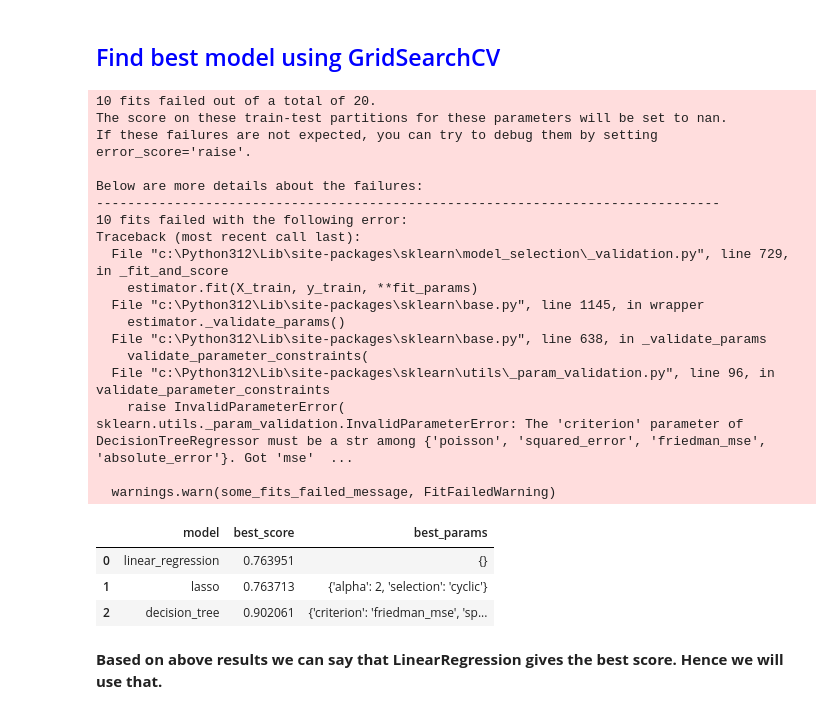
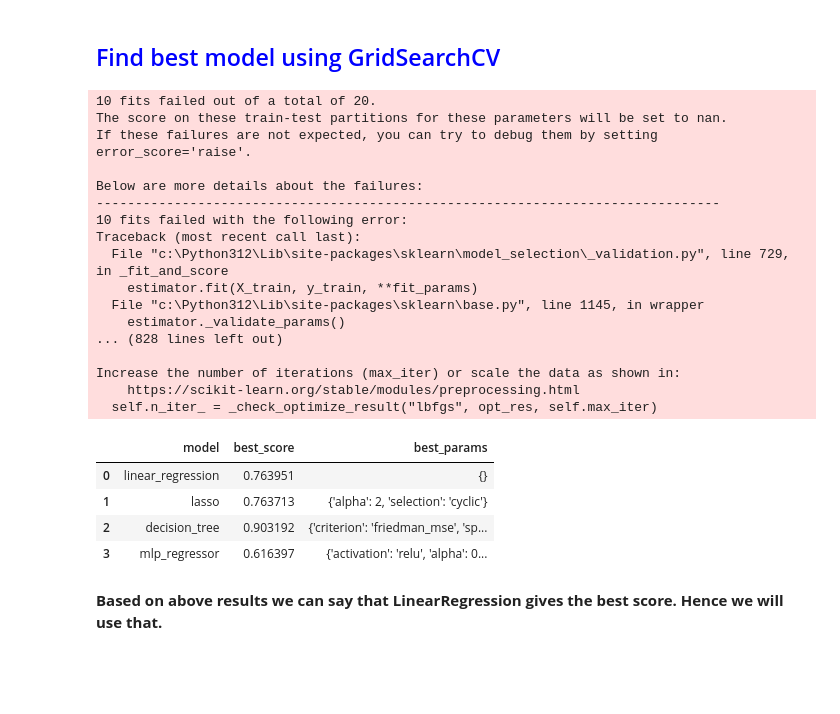
Before and after one commit to movindugunarathna/LandPulse-ML, a Jupyter notebook: Proprocessing/Preprocess.ipynb, the cells around one changed output. Cells and saved outputs as stored; diff of their text form; code cells hidden in the pictures; blank space fills up the shorter version.

```diff
--- a/Proprocessing/Preprocess.ipynb
+++ b/Proprocessing/Preprocess.ipynb
@@ -708,6 +692,7 @@ from sklearn.model_selection import GridSearchCV
 
 from sklearn.linear_model import Lasso
 from sklearn.tree import DecisionTreeRegressor
+from sklearn.neural_network import MLPRegressor
 
 def find_best_model_using_gridsearchcv(X,y):
     algos = {
@@ -728,46 +713,55 @@ def find_best_model_using_gridsearchcv(X,y):
                 'criterion' : ['mse','friedman_mse'],
                 'splitter': ['best','random']
             }
+        },
+        'mlp_regressor': {
+            'model': MLPRegressor(),
+            'params': {
+                'hidden_layer_sizes': [(50), (100), (50, 50)],
+                'activation': ['relu', 'tanh'],
+                'solver': ['adam', 'lbfgs'],
+                'alpha': [0.0001, 0.001, 0.01],
+                'learning_rate': ['constant', 'invscaling', 'adaptive']
+            }
         }
     }
     scores = []
     cv = ShuffleSplit(n_splits=5, test_size=0.2, random_state=0)
     for algo_name, config in algos.items():
         gs =  GridSearchCV(config['model'], config['params'], cv=cv, return_train_score=False)
         gs.fit(X,y)
         scores.append({
             'model': algo_name,
             'best_score': gs.best_score_,
             'best_params': gs.best_params_
         })
 
     return pd.DataFrame(scores,columns=['model','best_score','best_params'])
 
 find_best_model_using_gridsearchcv(x,y)
 # %% [output]
 10 fits failed out of a total of 20.
 The score on these train-test partitions for these parameters will be set to nan.
 If these failures are not expected, you can try to debug them by setting error_score='raise'.
 
 Below are more details about the failures:
 --------------------------------------------------------------------------------
 10 fits failed with the following error:
 Traceback (most recent call last):
   File "c:\Python312\Lib\site-packages\sklearn\model_selection\_validation.py", line 729, in _fit_and_score
     estimator.fit(X_train, y_train, **fit_params)
   File "c:\Python312\Lib\site-packages\sklearn\base.py", line 1145, in wrapper
     estimator._validate_params()
-  File "c:\Python312\Lib\site-packages\sklearn\base.py", line 638, in _validate_params
-    validate_parameter_constraints(
-  File "c:\Python312\Lib\site-packages\sklearn\utils\_param_validation.py", line 96, in validate_parameter_constraints
-    raise InvalidParameterError(
-sklearn.utils._param_validation.InvalidParameterError: The 'criterion' parameter of DecisionTreeRegressor must be a str among {'poisson', 'squared_error', 'friedman_mse', 'absolute_error'}. Got 'mse'  ...
+... (828 lines left out)
 
-  warnings.warn(some_fits_failed_message, FitFailedWarning)
+Increase the number of iterations (max_iter) or scale the data as shown in:
+    https://scikit-learn.org/stable/modules/preprocessing.html
+  self.n_iter_ = _check_optimize_result("lbfgs", opt_res, self.max_iter)
 |  | model | best_score | best_params |
 | 0 | linear_regression | 0.763951 | {} |
 | 1 | lasso | 0.763713 | {'alpha': 2, 'selection': 'cyclic'} |
-| 2 | decision_tree | 0.902061 | {'criterion': 'friedman_mse', 'sp... |
+| 2 | decision_tree | 0.903192 | {'criterion': 'friedman_mse', 'sp... |
+| 3 | mlp_regressor | 0.616397 | {'activation': 'relu', 'alpha': 0... |
 # %% [markdown]
 **Based on above results we can say that LinearRegression gives the best score. Hence we will use that.**
 # %% [markdown]
```
Also changed, not shown: parts of 4 cells of this notebook.
